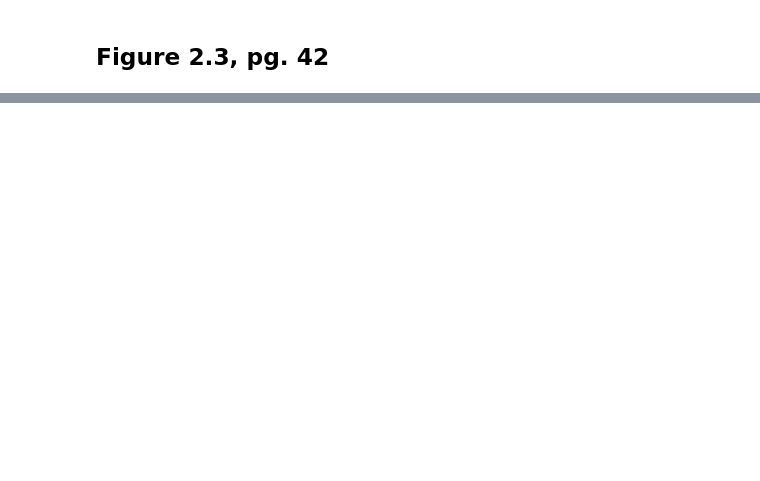
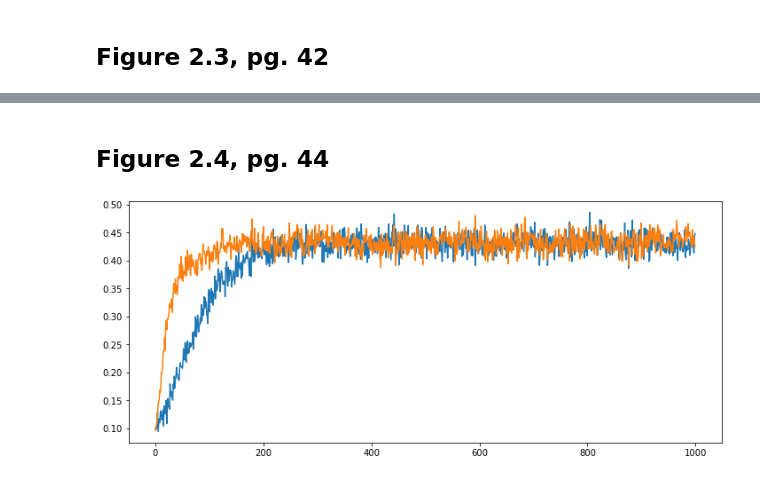
Before and after one commit to soukupmarek-edin/reinforcement-learning, a Jupyter notebook: Chapter2_MultiArmedBandits.ipynb, the cells around one changed output, grey strips where cells are left out. Drawn from its saved outputs; the diff is of its cells as text; code cells hidden in the pictures; blank space fills up the shorter version.

Commit message:
bandit class split

```diff
--- a/Chapter2_MultiArmedBandits.ipynb
+++ b/Chapter2_MultiArmedBandits.ipynb
@@ -126,0 +121,40 @@ np.random.choice(np.arange(10), )
+# %% [markdown]
+## Figure 2.4, pg. 44
+# %%
+import numpy as np
+import pandas as pd
+import matplotlib.pyplot as plt
+
+from RL_tools.Bandits import Task
+
+n_actions = 10
+n_steps = 1000
+n_runs = 200
+
+task_rewards = np.zeros((n_steps, n_runs))
+optimal_actions = np.zeros((n_steps, n_runs))
+
+plt.rc('figure', figsize=(12, 5))
+
+# for step_size in [0.1, 0.4]:
+#     for i in range(n_runs):
+#         task = Task('gradient', n_actions, n_steps, rewards=np.random.normal(0, size=n_actions), reward_estimates_init=np.zeros(n_actions),
+#                     step_size=step_size, baseline='mean')
+#         task.run_task()
+#         optimal_actions[:, i] = task.optimal_action_tracker
+
+#     plt.plot(optimal_actions.mean(axis=1), label=f'α={step_size}, with baseline')
+
+for step_size in [0.1, 0.4]:
+    for i in range(n_runs):
+        task = Task('gradient', n_actions, n_steps, rewards=np.random.normal(0, size=n_actions), reward_estimates_init=np.zeros(n_actions),
+                    step_size=step_size, baseline=np.zeros(n_actions))
+        task.run_task()
+        optimal_actions[:, i] = task.optimal_action_tracker
+
+    plt.plot(optimal_actions.mean(axis=1), label=f'α={step_size}, without baseline')
+
+plt.legend()
+plt.show()
+# %% [output]
+[figure, added]
```
Also changed, not shown: parts of 6 cells of this notebook, 2 other files.
